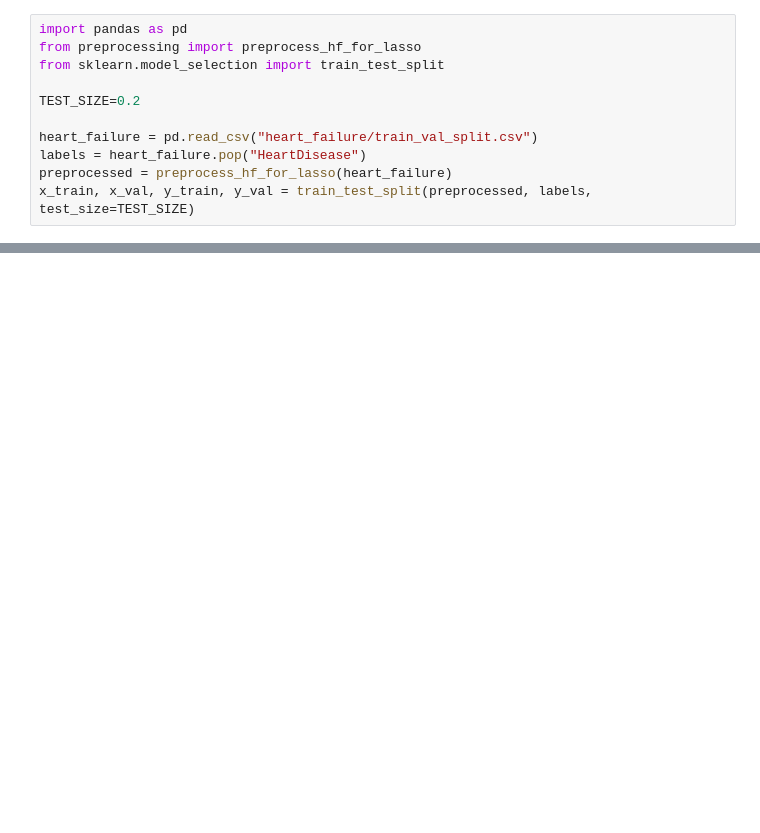
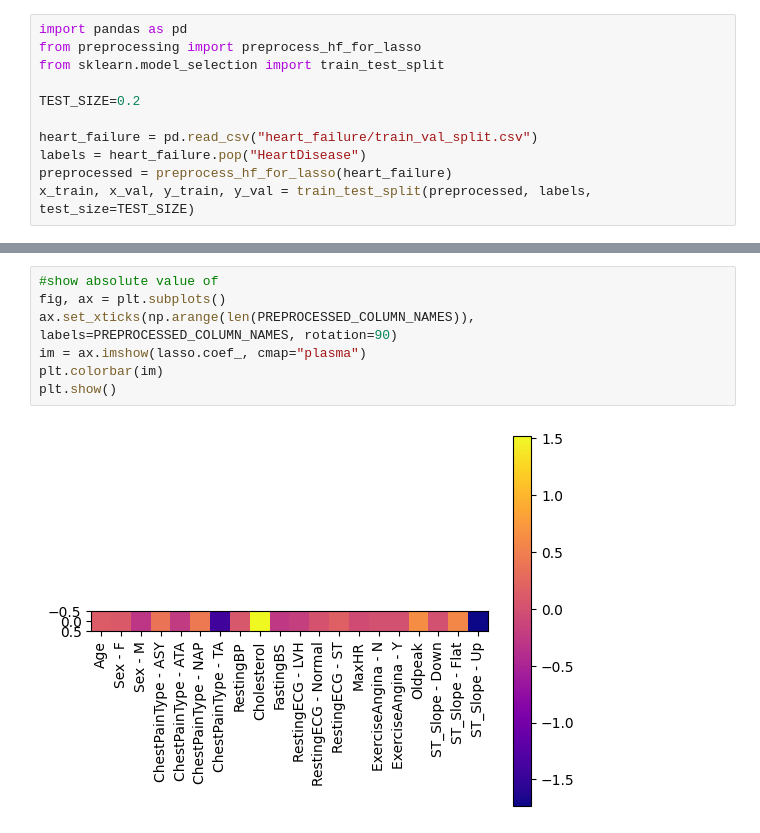
Before and after one commit to heden1/Interpretable-and-Explainable-Classification-for-Medical-Data, a Jupyter notebook: lasso.ipynb, the cells around one changed output, grey strips where cells are left out. Cells and saved outputs as stored; diff of their text form; blank space fills up the shorter version.

```diff
--- a/lasso.ipynb
+++ b/lasso.ipynb
@@ -35,3 +37,12 @@ plt.show()
+# %%
+#show absolute value of
+fig, ax = plt.subplots()
+ax.set_xticks(np.arange(len(PREPROCESSED_COLUMN_NAMES)), labels=PREPROCESSED_COLUMN_NAMES, rotation=90)
+im = ax.imshow(lasso.coef_, cmap="plasma")
+plt.colorbar(im)
+plt.show()
+# %% [output]
+[figure, added]
 # %%
 # accuracy on the test set
 from sklearn.metrics import accuracy_score, balanced_accuracy_score, f1_score
```
Also changed, not shown: parts of 3 cells of this notebook, 1 other file.
